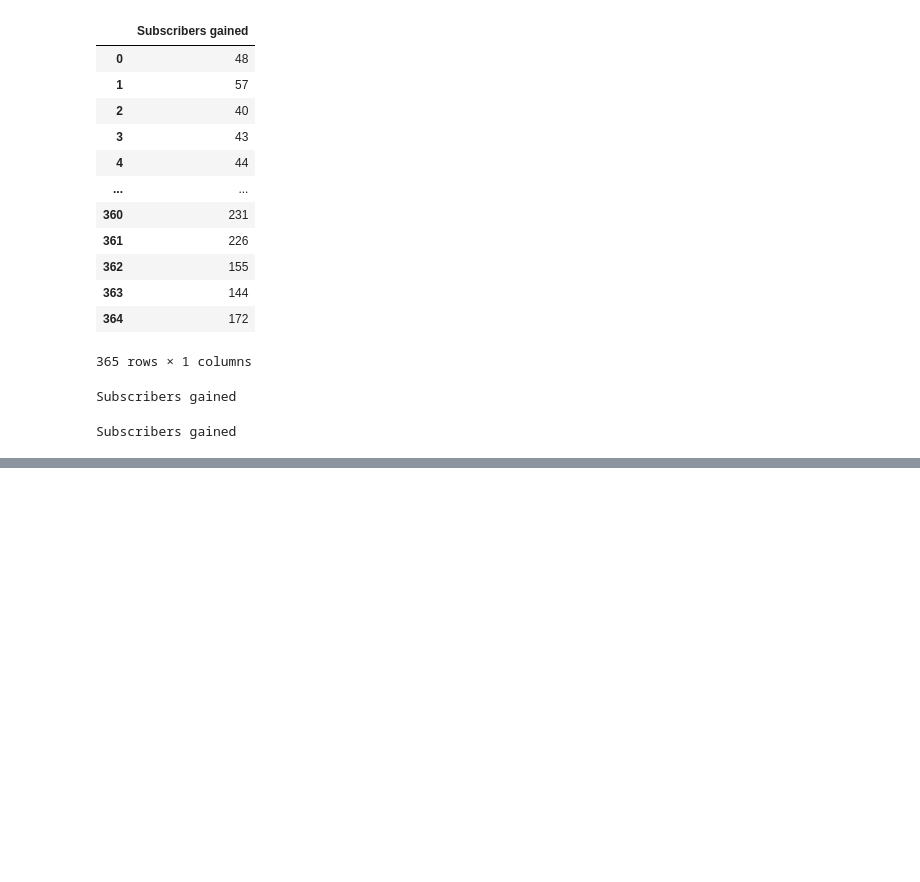
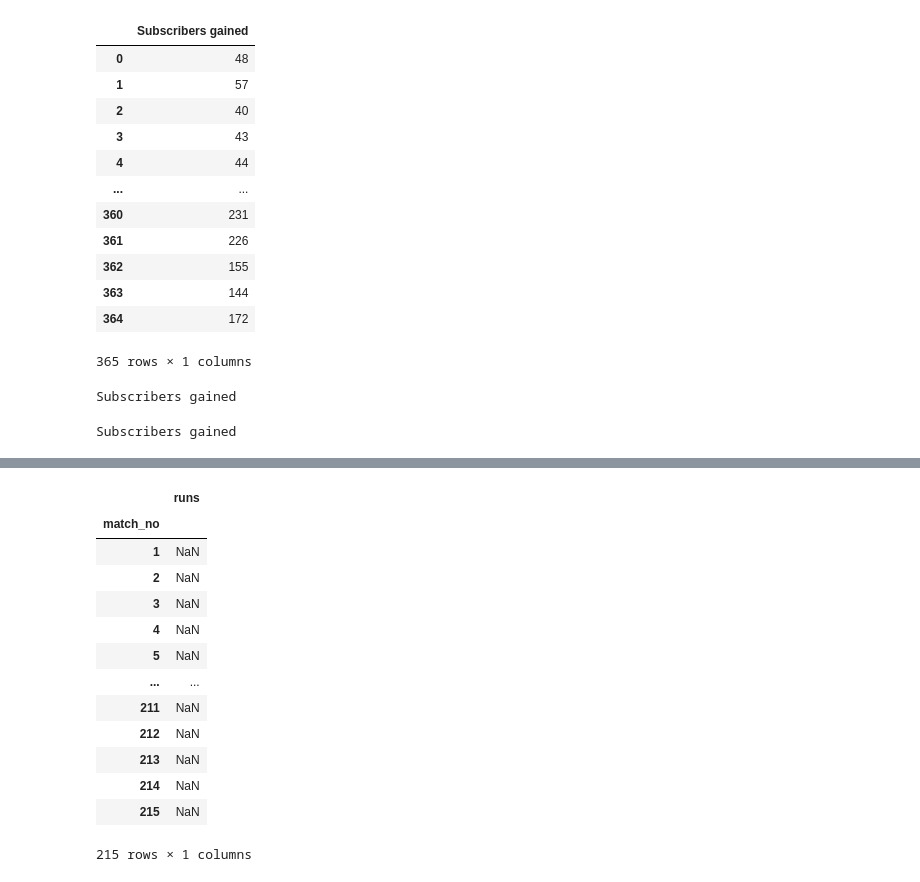
Before and after one commit to Abhinav09062005/python-, a Jupyter notebook: chapter3/csv1.ipynb, the cells around one changed output, grey strips where cells are left out. Saved outputs shown, nothing was run; the diff lists cells and outputs as text; code cells hidden in the pictures; blank space fills up the shorter version.

```diff
--- a/chapter3/csv1.ipynb
+++ b/chapter3/csv1.ipynb
@@ -368,0 +452,19 @@ Subscribers gained
+# %%
+# boolean indexing on series
+#find no of 50's and 100's scored by kholi
+vk[vk>=50].size
+# %% [output]
+|  | runs |
+| match_no |  |
+| 1 | NaN |
+| 2 | NaN |
+| 3 | NaN |
+| 4 | NaN |
+| 5 | NaN |
+| ... | ... |
+| 211 | NaN |
+| 212 | NaN |
+| 213 | NaN |
+| 214 | NaN |
+| 215 | NaN |
+215 rows × 1 columns
```
Also changed, not shown: parts of 6 cells of this notebook.
